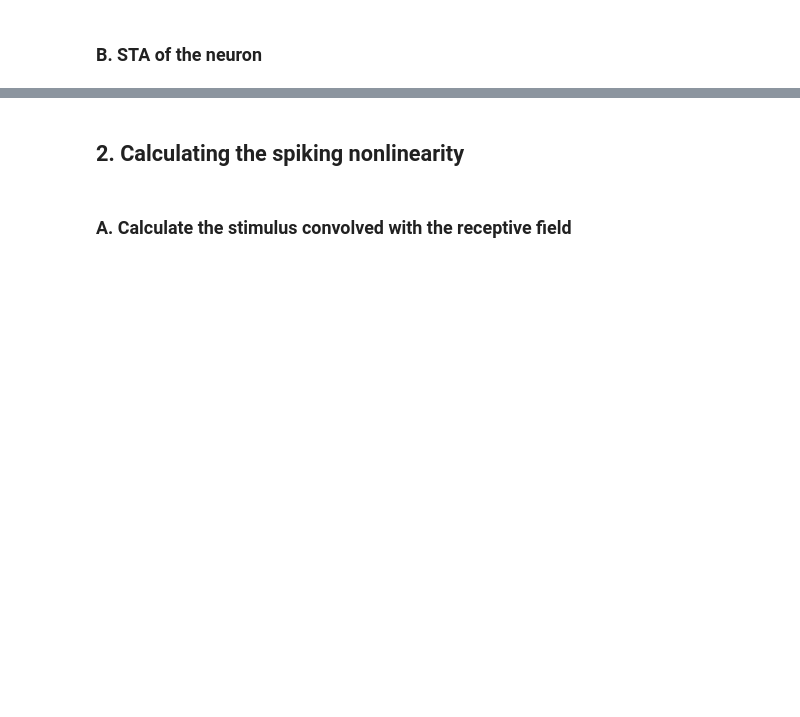
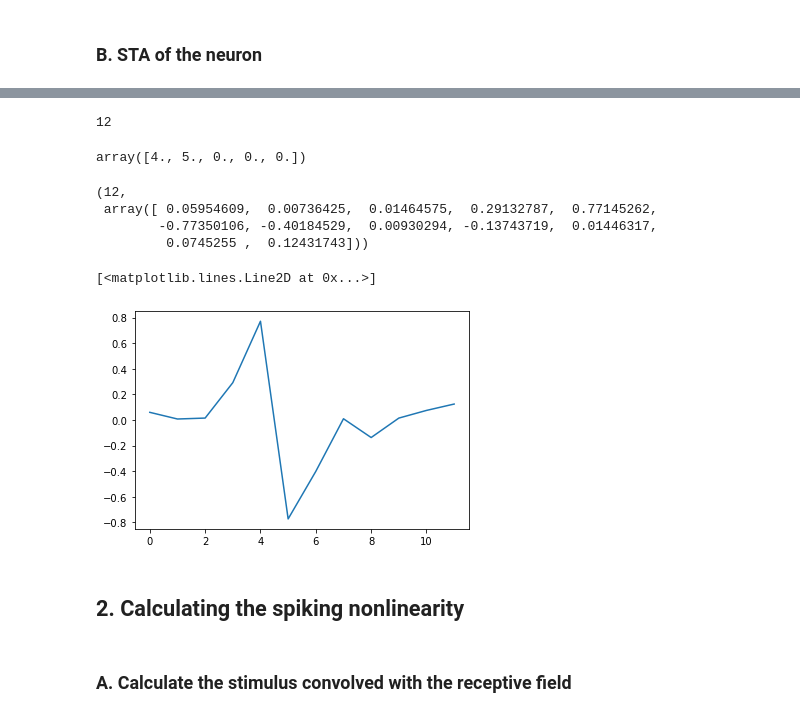
Before and after one commit to NeuroTheoryUMD/mattjac, a Jupyter notebook: sta_exercise.ipynb, the cells around one changed output, grey strips where cells are left out. Drawn from its saved outputs; the diff is of its cells as text; code cells hidden in the pictures; blank space fills up the shorter version.

```diff
--- a/sta_exercise.ipynb
+++ b/sta_exercise.ipynb
@@ -179,3 +198,49 @@ plt.plot(sta)
+# %%
+# moving window across the binned spikes, in 100ms (.1) bins
+num_lags = math.ceil(.1 / dt)
+num_lags
+# %% [output]
+12
+# %%
+# shifts vector by the amount (shift can be positive or negative)
+# fills the empty elements with zeros
+def shift_vector(vector, shift):
+    if shift > len(vector):
+        shift = len(vector)
+    elif shift < 0 and abs(shift) > len(vector):
+        shift = -len(vector)
+
+    if shift > 0:
+        shifted = np.concatenate((np.zeros((shift)), vector[:-shift]), axis=None)
+    elif shift < 0:
+        shifted = np.concatenate((vector[abs(shift):], np.zeros((abs(shift)))), axis=None)
+    else:
+        shifted = vector
+
+    return shifted
+# %%
+a = [1, 2, 3, 4, 5]
+shift_vector(a, -3)
+# %% [output]
+array([4., 5., 0., 0., 0.])
+# %%
+sta = []
+for lag in range(0, num_lags):
+    lagged_stim = shift_vector(merged[:,0], lag)
+    sta.append(np.sum(lagged_stim * merged[:,1]) / np.sum(merged[:,1]))
+sta = np.array(sta)
+# %%
+len(sta), sta
+# %% [output]
+(12,
+ array([ 0.05954609,  0.00736425,  0.01464575,  0.29132787,  0.77145262,
+        -0.77350106, -0.40184529,  0.00930294, -0.13743719,  0.01446317,
+         0.0745255 ,  0.12431743]))
+# %%
+plt.plot(sta)
+# %% [output]
+[<matplotlib.lines.Line2D at 0x...>]
+[figure, added]
 # %% [markdown]
 ## 2. Calculating the spiking nonlinearity
 # %% [markdown]
```
Also changed, not shown: parts of 14 cells of this notebook, 2 other files.
